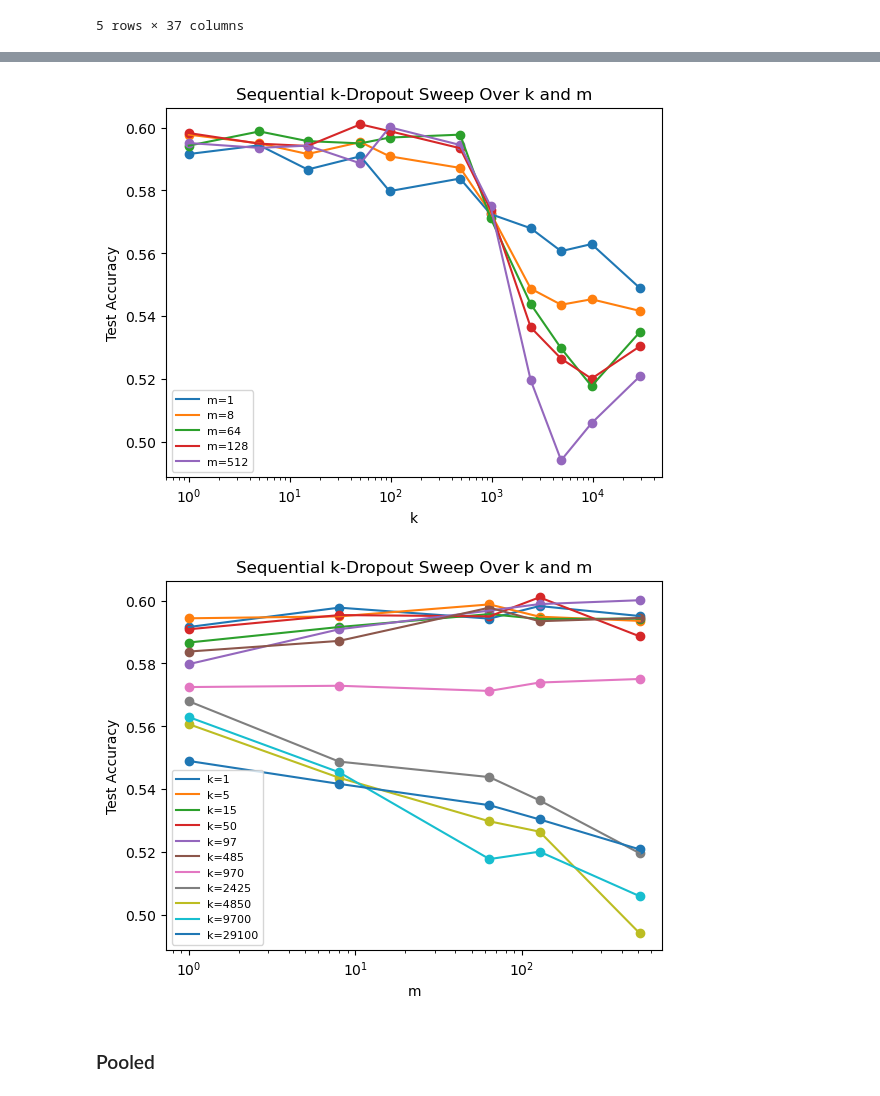
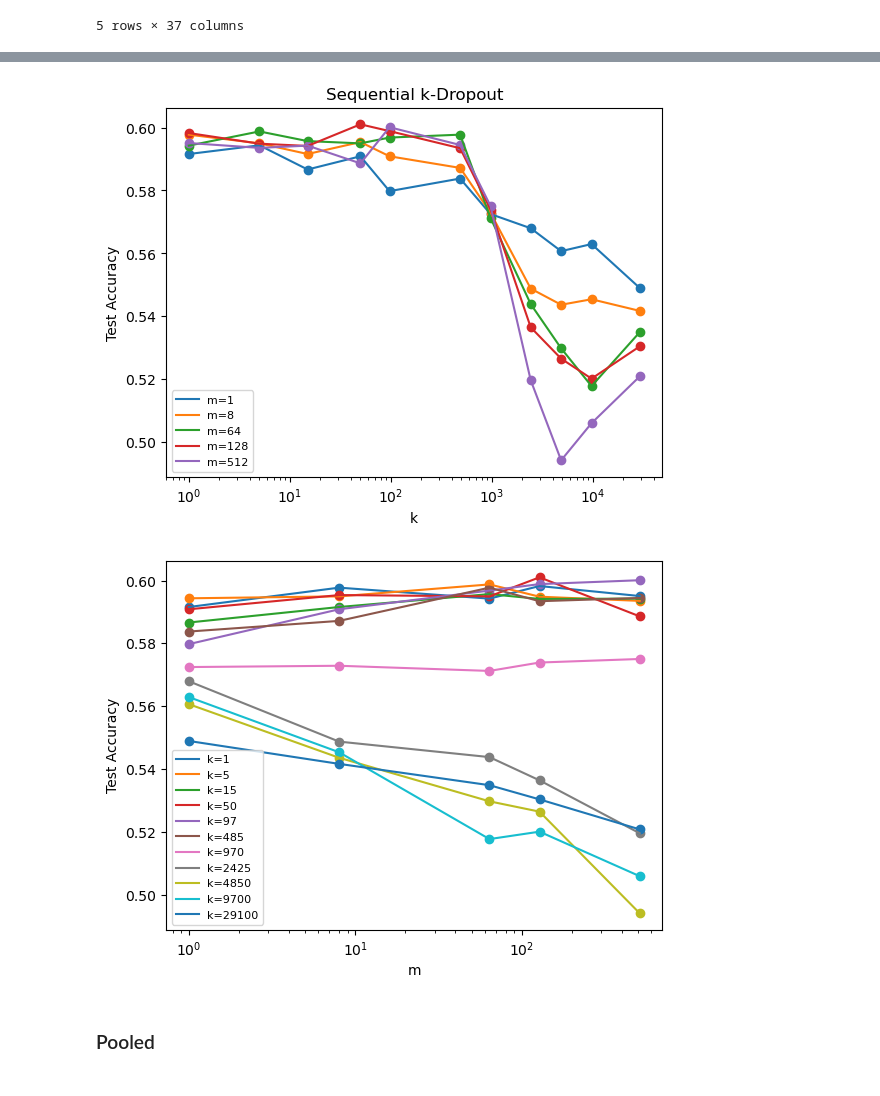
Before and after one commit to LukeBailey181/k-dropout, a Jupyter notebook: notebooks/paper_plots.ipynb, the cells around one changed output, grey strips where cells are left out. Saved outputs shown, nothing was run; the diff lists cells and outputs as text; code cells hidden in the pictures.

Commit message:
Plots for subnetwork experiments

```diff
--- a/notebooks/paper_plots.ipynb
+++ b/notebooks/paper_plots.ipynb
@@ -32,8 +32,8 @@ for k in df_seq.k.unique():
         epochs_per_mask = f'{epochs_per_mask:.2f}'
     k_list.append({
         'k': k,
-        'Training Epochs Per Mask': epochs_per_mask,
-        'Total Masks': epochs * BATCHES_PER_EPOCH // k,
+        'Training Epochs Per Subnet': epochs_per_mask,
+        'Total Subnets': epochs * BATCHES_PER_EPOCH // k,
     })
 k_table_df = pd.DataFrame(k_list).sort_values('k')
 
@@ -77,26 +80,26 @@ for m in df_seq.m.unique():
     plt.plot(df_filtered.k, df_filtered.test_acc, label=f'm={m}')
 
 plt.xscale('log')
-plt.title('Sequential k-Dropout Sweep Over k and m')
+plt.title('Sequential k-Dropout')
 plt.xlabel('k')
 plt.ylabel('Test Accuracy')
 plt.legend(fontsize=8, loc='lower left');
 # %% [output]
-[figure, old version]
+[figure, new version]
 # %%
 # plot for m
 for k in df_seq.k.unique():
     df_filtered = df_seq[df_seq.k == k]
     plt.scatter(df_filtered.m, df_filtered.test_acc)
     plt.plot(df_filtered.m, df_filtered.test_acc, label=f'k={k}')
 
 plt.xscale('log')
-plt.title('Sequential k-Dropout Sweep Over k and m')
+# plt.title('Sequential k-Dropout')
 plt.xlabel('m')
 plt.ylabel('Test Accuracy')
 plt.legend(fontsize=8, loc='lower left');
 # %% [output]
-[figure, old version]
+[figure, new version]
 # %% [markdown]
 ### Pooled
 # %%
```
Also changed, not shown: parts of 10 cells of this notebook, 1 other file.
